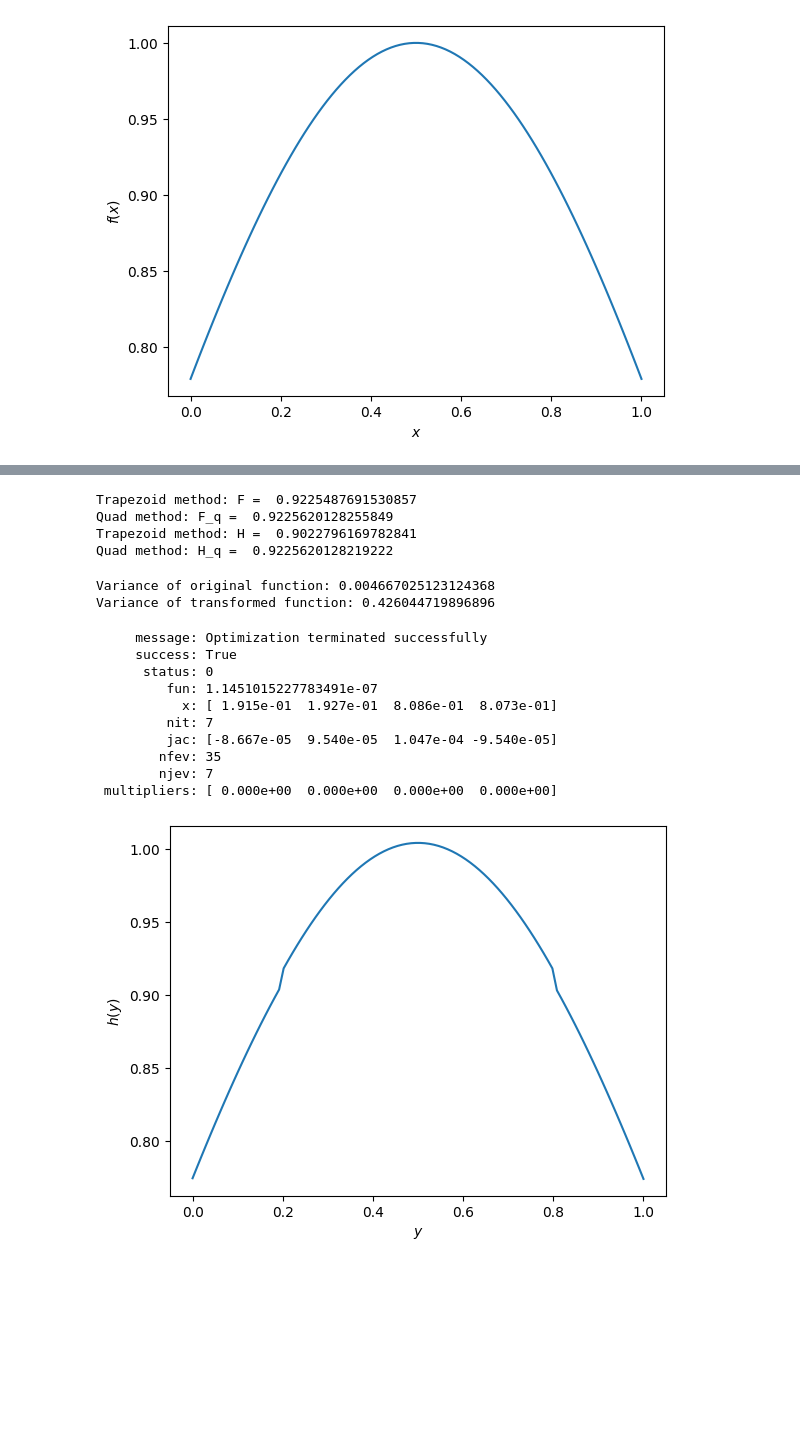
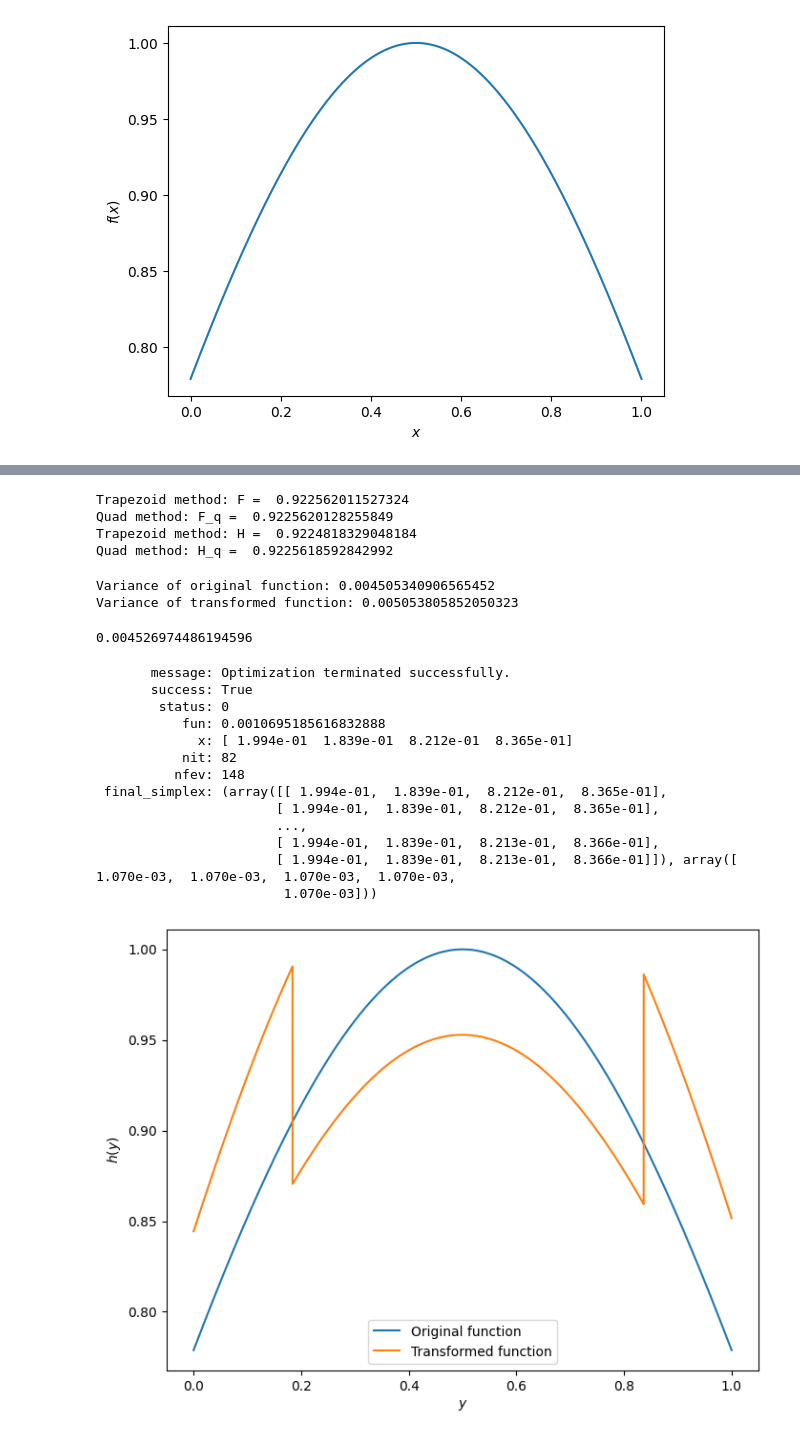
Before and after one commit to alracey/level4-project, a Jupyter notebook: 1D_example.ipynb, the cells around one changed output, grey strips where cells are left out. Drawn from its saved outputs; the diff is of its cells as text; code cells hidden in the pictures; blank space fills up the shorter version.

Commit message:
Optimisation successful

```diff
--- a/1D_example.ipynb
+++ b/1D_example.ipynb
@@ -8,7 +8,7 @@ from scipy.integrate import quad, trapezoid
 def f(x):
   return np.exp(-(x-0.5)**2)
 
-xs = np.linspace(0, 1, 100)
+xs = np.linspace(0, 1, 10000)
 f_evals = f(xs)
 plt.plot(xs, f_evals)
 plt.xlabel('$x$')
@@ -17,8 +17,8 @@ plt.show()
 # %% [output]
 [figure]
 # %%
-####initial guesses for x1,x2,y1,y2####
-params = [0.2, 0.1, 0.7, 0.9]
+####initial guesses for x1,y1,x2,y2####
+params = [ 1.915e-01,  1.927e-01,  8.085e-01,  8.073e-01]
 x_1, y_1, x_2, y_2 = params[0], params[1], params[2], params[3]
 
 #define piecewise function
@@ -65,7 +65,7 @@ def transformed_f(y, params):
 
   return np.piecewise(y, [y < y1, (y >= y1) & (y < y2), y >= y2], [h1, h2, h3])
 
-ys = np.linspace(0, 1, 100)
+ys = np.linspace(0, 1, 10000)
 h = transformed_f(ys, params)
 plt.plot(ys, h)
 plt.xlabel('$y$')
@@ -88,10 +88,10 @@ print("Trapezoid method: H = ", H)
 H_q = quad(transformed_f, 0, 1, args=(params))
 print("Quad method: H_q = ", H_q[0])
 # %% [output]
-Trapezoid method: F =  0.9225487691530857
+Trapezoid method: F =  0.922562011527324
 Quad method: F_q =  0.9225620128255849
-Trapezoid method: H =  0.9022796169782841
-Quad method: H_q =  0.9225620128219222
+Trapezoid method: H =  0.9224818329048184
+Quad method: H_q =  0.9225618592842992
 # %%
 #Calculate the variances before optimising parameters
 
@@ -104,62 +104,75 @@ h_var = np.var(h)
 print("Variance of original function:", f_var)
 print("Variance of transformed function:", h_var)
 # %% [output]
-Variance of original function: 0.004667025123124368
-Variance of transformed function: 0.426044719896896
+Variance of original function: 0.004505340906565452
+Variance of transformed function: 0.005053805852050323
 # %%
 #Optimisation - need to use a function which will find the values of x_1, x_2, y_1, y_2 which minimise the variance of h.
 
 #constraints: 0 < x_1 < x_2 < 1; 0 < y_1 < y_2 < 1
 
-def objective(x, params):
+def objective(params, x):
     y = g(x, params)
     return np.var(transformed_f(y, params))
+
+x_values = np.linspace(0, 1, 10000)
+test = objective([1.940e-01,  1.941e-01,  8.060e-01,  8.060e-01], x_values)
+print(test)
+# %% [output]
+0.004526974486194596
 # %%
 #optimise
 from scipy.optimize import minimize
-x0 = np.array([0.2, 0.1, 0.7, 0.9])
+x0 = np.array([ 1.915e-01,  1.927e-01,  8.085e-01,  8.073e-01])
 epsilon = 1e-4
 bounds = [(epsilon, 1- epsilon),
           (epsilon, 1- epsilon),
           (epsilon, 1- epsilon),
           (epsilon, 1- epsilon)
           ]
 
 constraints = [
     {'type': 'ineq', 'fun': lambda p: p[3] - p[1]},     # y2 > y1
     {'type': 'ineq', 'fun': lambda p: p[2] - p[0]},     # x2 > x1
     {'type': 'ineq', 'fun': lambda p: 1 - p[2]},        # x2 < 1
     {'type': 'ineq', 'fun': lambda p: 1 - p[3]},        # y2 < 1
 ]
 
-x = np.linspace(0, 1, 100)
+x = np.linspace(0, 1, 10000)
 result = minimize(
     objective,
     x0,
     args=(x),
-    method='SLSQP',
-    bounds=bounds,
-    constraints=constraints
+    method='Nelder-Mead',
+    #bounds=bounds,
+    #constraints=constraints
 )
 
 print(result)
 #print("Optimized parameters:", result.x)
 #print("Final variance:", result.fun)
 
 transformed_evals = transformed_f(ys, result.x)
-plt.plot(ys, transformed_evals)
+plt.figure(figsize=(8,6))
+plt.plot(xs, f_evals, label="Original function")
+plt.plot(ys, transformed_evals, label="Transformed function")
+plt.legend()
 plt.xlabel('$y$')
 plt.ylabel('$h(y)$')
+
 plt.show()
 # %% [output]
-     message: Optimization terminated successfully
-     success: True
-      status: 0
-         fun: 1.1451015227783491e-07
-           x: [ 1.915e-01  1.927e-01  8.086e-01  8.073e-01]
-         nit: 7
-         jac: [-8.667e-05  9.540e-05  1.047e-04 -9.540e-05]
-        nfev: 35
-        njev: 7
- multipliers: [ 0.000e+00  0.000e+00  0.000e+00  0.000e+00]
+       message: Optimization terminated successfully.
+       success: True
+        status: 0
+           fun: 0.0010695185616832888
+             x: [ 1.994e-01  1.839e-01  8.212e-01  8.365e-01]
+           nit: 82
+          nfev: 148
+ final_simplex: (array([[ 1.994e-01,  1.839e-01,  8.212e-01,  8.365e-01],
+                       [ 1.994e-01,  1.839e-01,  8.212e-01,  8.365e-01],
+                       ...,
+                       [ 1.994e-01,  1.839e-01,  8.213e-01,  8.366e-01],
+                       [ 1.994e-01,  1.839e-01,  8.213e-01,  8.366e-01]]), array([ 1.070e-03,  1.070e-03,  1.070e-03,  1.070e-03,
+                        1.070e-03]))
-[figure, old version]
+[figure, new version]
```
Also changed, not shown: parts of 2 cells of this notebook.
